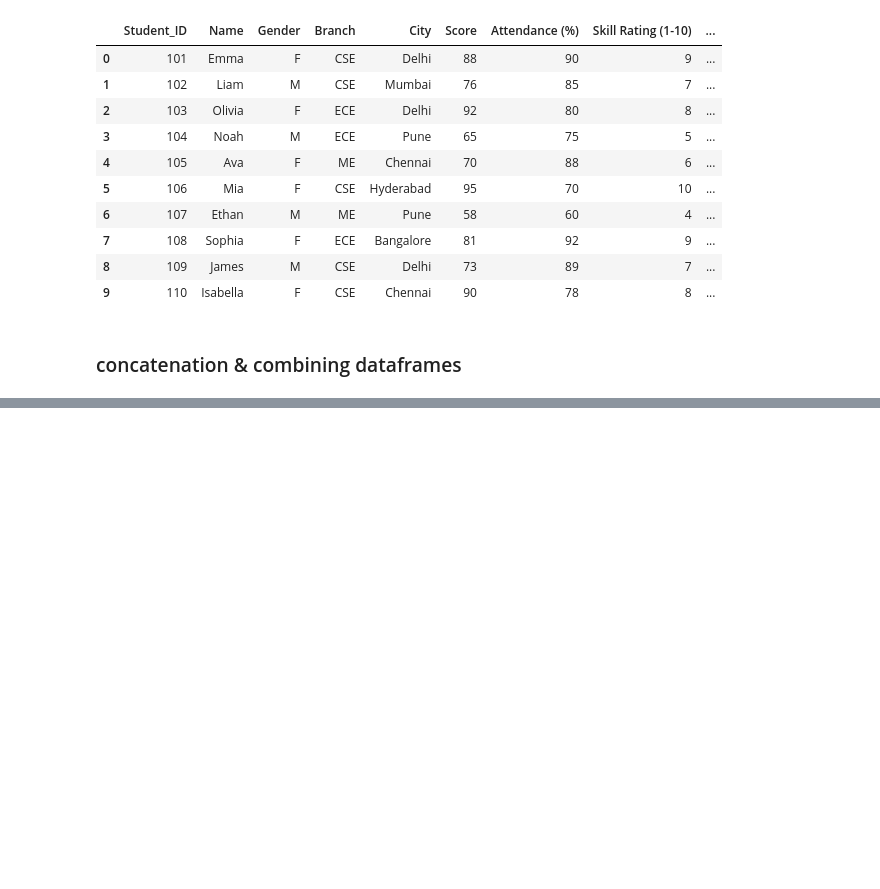
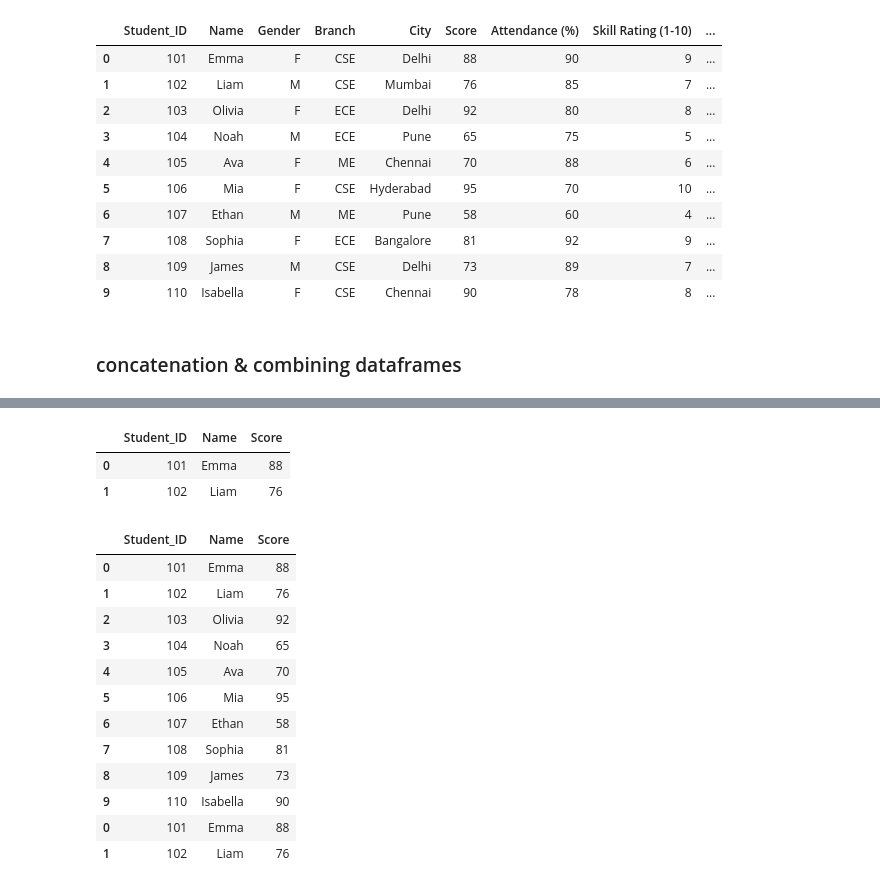
Before and after one commit to Thameempp/Data-analysis, a Jupyter notebook: Data_Handling/pandas.ipynb, the cells around one changed output, grey strips where cells are left out. Saved outputs shown, nothing was run; the diff lists cells and outputs as text; code cells hidden in the pictures; blank space fills up the shorter version.

```diff
--- a/Data_Handling/pandas.ipynb
+++ b/Data_Handling/pandas.ipynb
@@ -935,0 +983,25 @@ df['city_score_std'] = df.groupby('City')['Score'].transform('std')
+# %%
+# Row-wise Concat with Different Columns
+new_students = df[['Student_ID', 'Name', 'Score']].iloc[:2]
+new_students
+# %% [output]
+|  | Student_ID | Name | Score |
+| 0 | 101 | Emma | 88 |
+| 1 | 102 | Liam | 76 |
+# %%
+combined = pd.concat([df, new_students], join='inner')
+combined
+# %% [output]
+|  | Student_ID | Name | Score |
+| 0 | 101 | Emma | 88 |
+| 1 | 102 | Liam | 76 |
+| 2 | 103 | Olivia | 92 |
+| 3 | 104 | Noah | 65 |
+| 4 | 105 | Ava | 70 |
+| 5 | 106 | Mia | 95 |
+| 6 | 107 | Ethan | 58 |
+| 7 | 108 | Sophia | 81 |
+| 8 | 109 | James | 73 |
+| 9 | 110 | Isabella | 90 |
+| 0 | 101 | Emma | 88 |
+| 1 | 102 | Liam | 76 |
```
Also changed, not shown: parts of 7 cells of this notebook, 1 other file.
